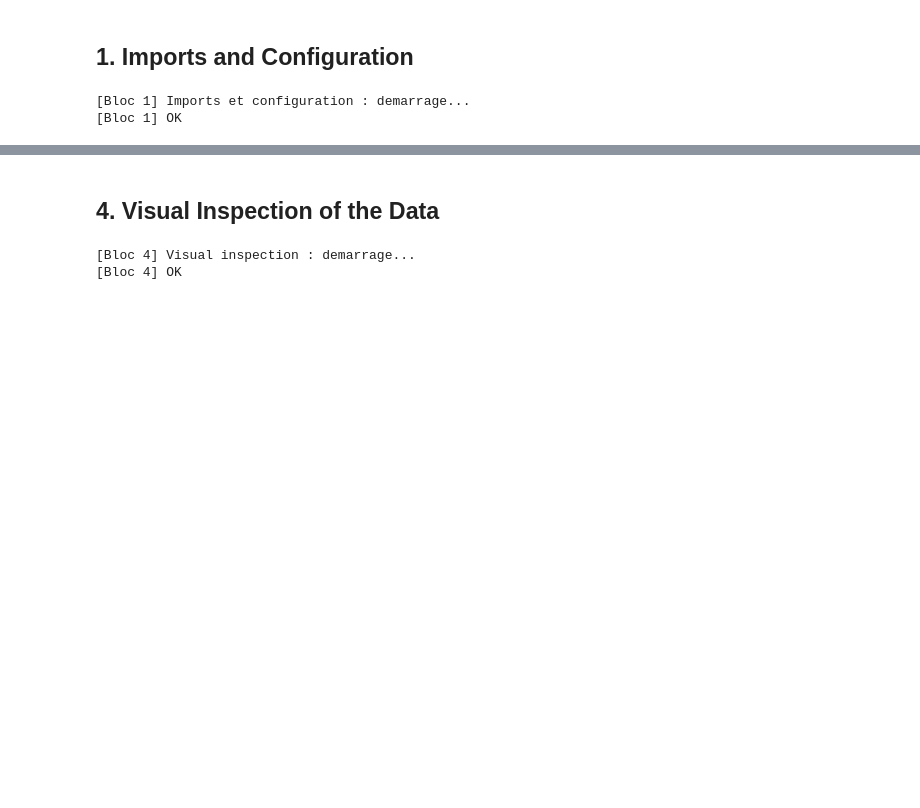
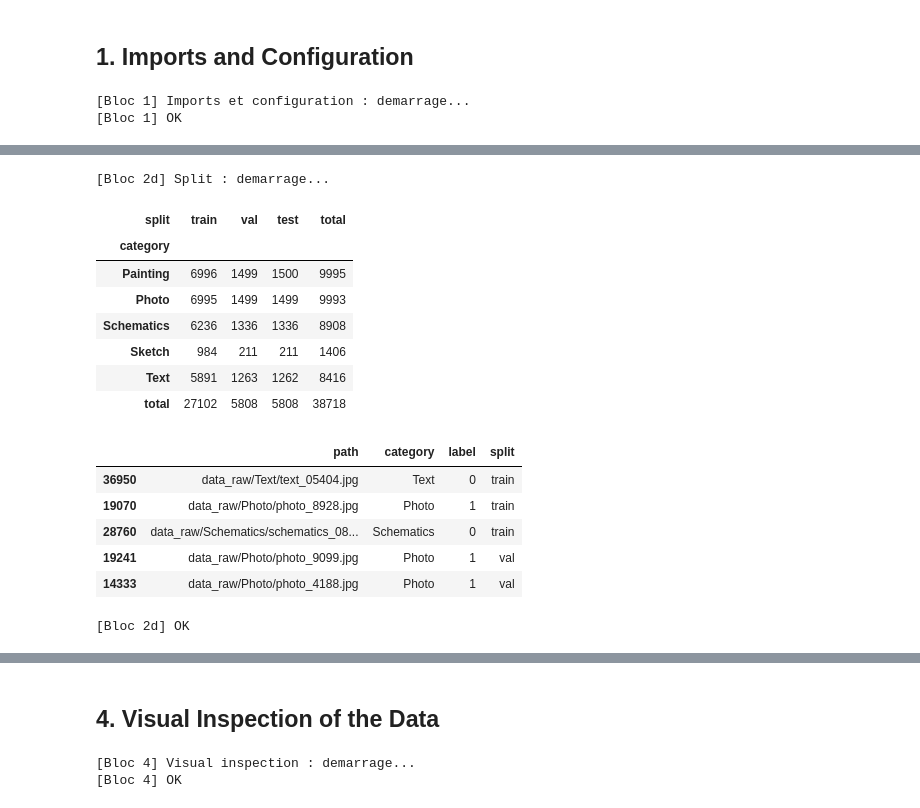
Before and after one commit to KelianDFDB/cesi-a5-leyenda-kelian-yusuf-richard, a Jupyter notebook: 01_photo_ou_pas.ipynb, the cells around one changed output, grey strips where cells are left out. Cells and saved outputs as stored; diff of their text form; code cells hidden in the pictures; blank space fills up the shorter version.

```diff
--- a/01_photo_ou_pas.ipynb
+++ b/01_photo_ou_pas.ipynb
@@ -144,0 +194,34 @@ Found 4710 files belonging to 2 classes.
+# %%
+print("[Bloc 2d] Split : demarrage...")
+
+train_part, rest = train_test_split(df, test_size=0.30, stratify=df["category"], random_state=SEED)
+val_part, test_part = train_test_split(rest, test_size=0.50, stratify=rest["category"], random_state=SEED)
+df["split"] = "train"
+df.loc[val_part.index, "split"] = "val"
+df.loc[test_part.index, "split"] = "test"
+
+# Leakage check: no image content (md5) may appear in two different splits
+assert df.groupby("md5")["split"].nunique().max() == 1, "the same image is in two splits"
+
+counts = pd.crosstab(df["category"], df["split"], margins=True, margins_name="total")[["train", "val", "test", "total"]]
+display(counts)
+display(df.sample(5, random_state=SEED)[["path", "category", "label", "split"]])
+
+print("[Bloc 2d] OK")
+# %% [output]
+[Bloc 2d] Split : demarrage...
+| split | train | val | test | total |
+| category |  |  |  |  |
+| Painting | 6996 | 1499 | 1500 | 9995 |
+| Photo | 6995 | 1499 | 1499 | 9993 |
+| Schematics | 6236 | 1336 | 1336 | 8908 |
+| Sketch | 984 | 211 | 211 | 1406 |
+| Text | 5891 | 1263 | 1262 | 8416 |
+| total | 27102 | 5808 | 5808 | 38718 |
+|  | path | category | label | split |
+| 36950 | data_raw/Text/text_05404.jpg | Text | 0 | train |
+| 19070 | data_raw/Photo/photo_8928.jpg | Photo | 1 | train |
+| 28760 | data_raw/Schematics/schematics_08... | Schematics | 0 | train |
+| 19241 | data_raw/Photo/photo_9099.jpg | Photo | 1 | val |
+| 14333 | data_raw/Photo/photo_4188.jpg | Photo | 1 | val |
+[Bloc 2d] OK
```
Also changed, not shown: parts of 19 cells of this notebook, 8 other files.
